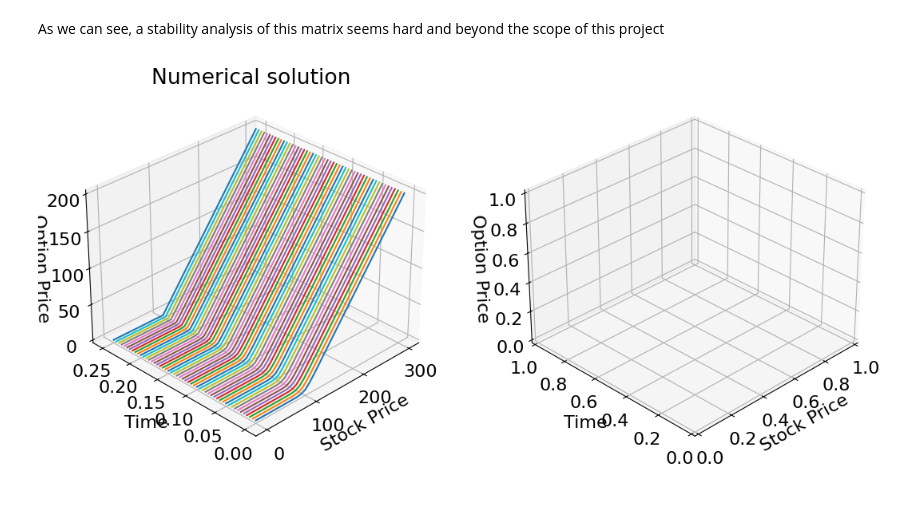
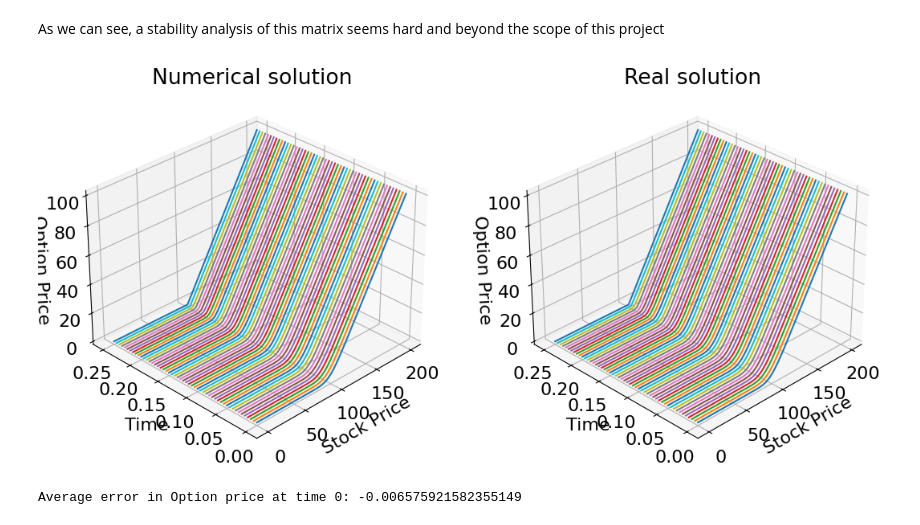
Before and after one commit to reese-karo/104-Series-UCSB, a Jupyter notebook: 104B/Final Project Pre.ipynb, the cells around one changed output. Cells and saved outputs as stored; diff of their text form; code cells hidden in the pictures.

```diff
--- a/104B/Final Project Pre.ipynb
+++ b/104B/Final Project Pre.ipynb
@@ -200,13 +200,13 @@ from scipy.stats import norm
 
 def solve_fdm_option_backwards(w, par):
     """
-    Return the next time of the option price using difference method.
+    Return the next time of the option price using backwards difference method (but this is an explicit method).
 
     Input:
-        w: (1D array) Option price distribution at time t.
-        par: (dict) Parameter for the difference method.
+        w: (1D array) Option price distribution at current.
+        par: (dict) Parameter for the method.
     Output:
-        w_new: (1D array) Option price distribution at time t+1.
+        w_new: (1D array) Option price distribution one time step backwards.
     """
     w_new = np.zeros_like(w[1:-1])
 
@@ -219,12 +219,12 @@ def solve_fdm_option_backwards(w, par):
 # %%
 def solve_call_price_backwards(ic, bc1, bc2, sig, r, a, b, T, N, K):
     """
-    Return numerical solution of Option Price with difference method.
+    Return numerical solution of Option Price with Backwards difference method.
 
     Input:
         ic: (1D array) Option Price distribution at t = T.
         bc1: (float or 1D array) Boundary condition at S=0. Constant boundary condition is assumed.
-        bc2: (float or 1D array) Boundary condition at S= S-PV(K) (large S). Constant boundary condition is assumed.
+        bc2: (float or 1D array) Boundary condition at S= S-PV(K) (large S).
         sig: volitility
         r: risk free rate
         a: (float) Left boundary.
@@ -232,7 +232,6 @@ def solve_call_price_backwards(ic, bc1, bc2, sig, r, a, b, T, N, K):
         T: (float) Final time.
         N: (int) Number of spatial grid points.
         K: (int) Number of time grid points.
-        t0: (float) Initial time. (default=0.)
     Output:
         w: (2D array) Numerical solution.
     """
@@ -253,11 +252,11 @@ def solve_call_price_backwards(ic, bc1, bc2, sig, r, a, b, T, N, K):
     return w
 # %%
 strike = 100
-#Stable conditons, strike = 100, N = 100, K = 50, a = 0, b = 300, T = 10, sig = 0.2, r = 0.05
-N = 35
+#Stable conditons, strike = 100, N = 50 (Unstable for values > 80), K = 100 (all K stable), a = 0, b = 200, T = 1, sig = 0.2, r = 0.05
+N = 49
 K = 50
 a = 0
-b = 300
+b = 200
 T = 0.25
 sig = 0.2
 r = 0.05
@@ -266,3 +265,4 @@ bc2 = b - strike*np.e**(-r*(T - (np.arange(0, T + T/K, T/K))))
 f = np.vectorize(lambda S, strike: max((S - strike), 0.))
 ic = f(np.arange(0,b + b/(N + 1), b/(N + 1)), strike)
 h = (b-a)/(N+1)
+k = T/K
@@ -271,21 +269,42 @@ w = solve_call_price_backwards(ic, bc1, bc2, sig, r, a, b, T, N, K)
+# %%
+w = solve_call_price_backwards(ic, bc1, bc2, sig, r, a, b, T, N, K)
+
+#True Solution
+S = np.arange(h, b + h, h)
+sol = np.zeros((N + 2, K + 1))
+for j in range(0, K):
+    d1 = (np.log(S/strike) + (r + sig*sig/2)*(T-j*k))/(sig*np.sqrt(T - j*k))
+    d2 = d1 - sig*np.sqrt(T - j*k)
+    sol[1:,j] = norm.cdf(d1)*S - norm.cdf(d2)*strike*np.exp(-r*(T - j*k))
+sol[1:, K] = f(S, strike)
 # %%
 import matplotlib.pyplot as plt
 fig, ax = plt.subplots(1,2, figsize=(13, 6.5), subplot_kw={'projection':'3d'})
 
 x = np.linspace(a, b, N+2)
 t = np.linspace(0, T, K+1)
 
 for j in range(0, K+1):
     ax[0].plot(x, t[j]*np.ones(N+2), w[:, j], label='Numerical')
     ax[0].set_title('Numerical solution')
 
+for j in range(0, K+1):
+    ax[1].plot(x, t[j]*np.ones(N+2), sol[:, j], label='Numerical')
+    ax[1].set_title('Real solution')
+
+
 # Change the angle of projection
 for j in range(len(ax)):
     ax[j].set_xlabel('Stock Price')
     ax[j].set_ylabel('Time')
     ax[j].set_zlabel('Option Price')
     ax[j].view_init(elev=30, azim=225)
 
 plt.show()
 # %% [output]
-[figure, old version]
+[figure, new version]
+# %%
+error = w[:,0] - sol[:, 0]
+print(f"Average error in Option price at time 0: {sum(error)/(np.size(error) - 1)}")
+# %% [output]
+Average error in Option price at time 0: -0.006575921582355149
```
Also changed, not shown: parts of 2 cells of this notebook.
